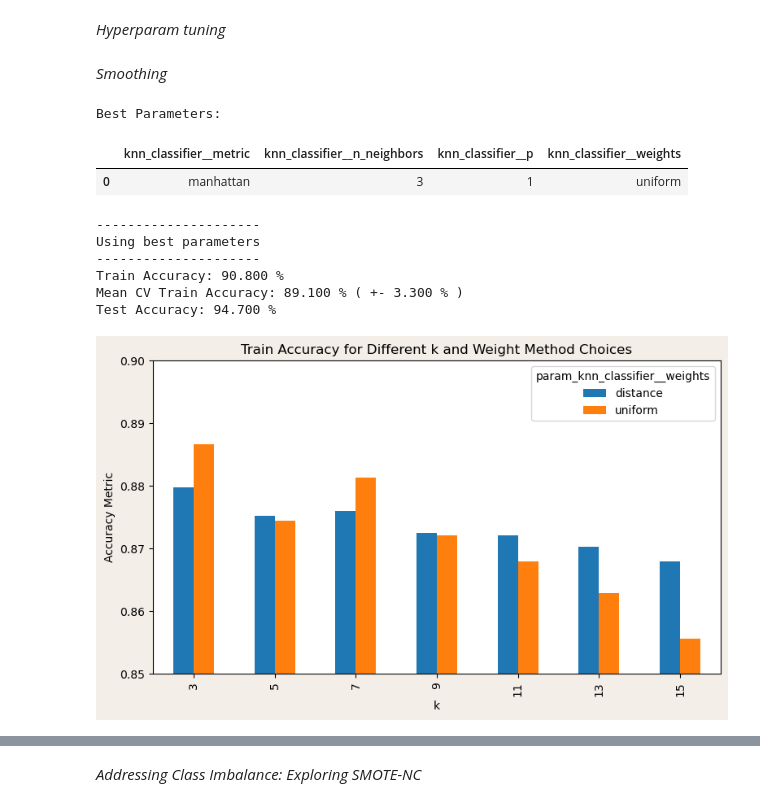
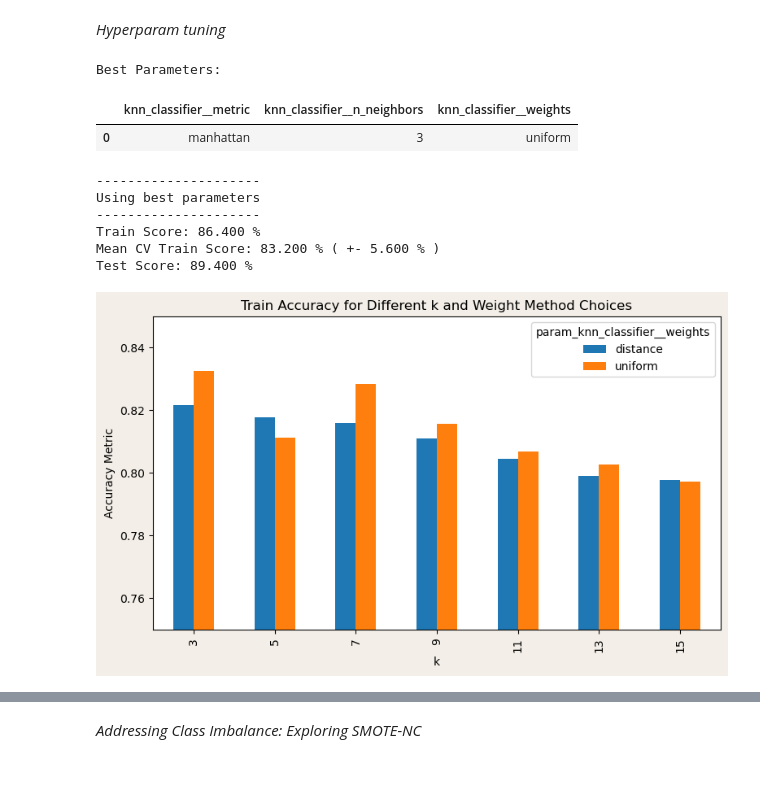
Before and after one commit to carstenegelund/sleep-disorder-classifier, a Jupyter notebook: python_files/model_knn_classification.ipynb, the cells around one changed output, grey strips where cells are left out. Cells and saved outputs as stored; diff of their text form; code cells hidden in the pictures; blank space fills up the shorter version.

```diff
--- a/python_files/model_knn_classification.ipynb
+++ b/python_files/model_knn_classification.ipynb
@@ -102,8 +102,12 @@ pipeline_knn = settings.create_pipeline(["preprocess", column_trans], ["knn_clas
 # create cross validation object for cross_val_score
 cv_knn = RepeatedStratifiedKFold(n_splits=5, n_repeats=5, random_state=42)
 
+# define custom scorer for this work: positive label (class 1 and 2) F1 score
+base_scorer = settings.CustomPositiveF1Scorer().scorer_function
+custom_scorer = settings.CustomPositiveF1Scorer().custom_scorer
+
 # run training cross validation on pipeline
-cv_scores = cross_val_score(pipeline_knn, X_train, y_train, scoring='accuracy', cv=cv_knn)
+cv_scores = cross_val_score(pipeline_knn, X_train, y_train, scoring=custom_scorer, cv=cv_knn)
 
-settings.cross_val_summary(pipeline_knn, cv_scores, X_train, y_train, X_test, y_test)
+settings.cross_val_summary(pipeline_knn, cv_scores, X_train, y_train, X_test, y_test, scorer=base_scorer)
 # %% [output]
@@ -135,49 +154,47 @@ Average test score across seeds: 89.100 %
 settings.save_pipeline("best_knn_classification_pipeline.pkl", pipeline_knn)
 # %% [markdown]
 *Hyperparam tuning*
-# %% [markdown]
-*Smoothing*
 # %%
 # Define the parameter grid
 param_grid_knn = {
-    'knn_classifier__n_neighbors': [3, 5, 7, 9, 11, 13, 15],     # List of values for n_neighbors
-    'knn_classifier__weights': ['uniform', 'distance'],  # List of values for weights
-    'knn_classifier__p': [1, 2],                  # List of values for p
-    'knn_classifier__metric': ['euclidean', 'manhattan']  # List of values for metric
+    'knn_classifier__n_neighbors': [3, 5, 7, 9, 11, 13, 15],
+    'knn_classifier__weights': ['uniform', 'distance'],
+    'knn_classifier__metric': ['euclidean', 'manhattan']
 }
 
 # Create and fit GridSearchCV object on train data
-grid_search_knn = GridSearchCV(pipeline_knn, param_grid=param_grid_knn, scoring='accuracy', cv=cv_knn, n_jobs=-1)
+grid_search_knn = GridSearchCV(pipeline_knn, param_grid=param_grid_knn, scoring=custom_scorer, cv=cv_knn, n_jobs=-1)
 grid_search_knn.fit(X_train, y_train)
 
-settings.hyperparam_tune_summary(grid_search_knn, X_train, y_train, X_test, y_test)
+settings.hyperparam_tune_summary(grid_search_knn, X_train, y_train, X_test, y_test, scorer=base_scorer)
 # %% [output]
 Best Parameters:
-|  | knn_classifier__metric | knn_classifier__n_neighbors | knn_classifier__p | knn_classifier__weights |
-| 0 | manhattan | 3 | 1 | uniform |
+|  | knn_classifier__metric | knn_classifier__n_neighbors | knn_classifier__weights |
+| 0 | manhattan | 3 | uniform |
 ---------------------
 Using best parameters
 ---------------------
-Train Accuracy: 90.800 %
-Mean CV Train Accuracy: 89.100 % ( +- 3.300 % )
-Test Accuracy: 94.700 %
+Train Score: 86.400 %
+Mean CV Train Score: 83.200 % ( +- 5.600 % )
+Test Score: 89.400 %
 # %%
 # Access the grid search results
 results = grid_search_knn.cv_results_
 
 # Extract k values, weights values and accuracy scores
-grouped = pd.DataFrame(results)
-grouped = grouped.groupby(["param_knn_classifier__n_neighbors", "param_knn_classifier__weights"])["mean_test_score"].mean().unstack()
+df = pd.DataFrame(results)
+df = df[df["param_knn_classifier__metric"] == "manhattan"]
+grouped = df.groupby(["param_knn_classifier__n_neighbors", "param_knn_classifier__weights"])["mean_test_score"].mean().unstack()
 
 # Plot the grouped bar chart
 fig, ax = plt.subplots(figsize=(6, 4), gridspec_kw={'hspace': 0.8}, facecolor="#F3EEE7")
 grouped.plot(kind='bar', figsize=(9, 5), ax=ax)
 
 # Add plot details
-ax.set_ylim(0.85, 0.9)
+ax.set_ylim(0.75, 0.85)
 ax.set_xlabel('k')
 ax.set_ylabel('Accuracy Metric')
 ax.set_title('Train Accuracy for Different k and Weight Method Choices')
 plt.show()
 # %% [output]
-[figure, old version]
+[figure, new version]
```
Also changed, not shown: parts of 23 cells of this notebook, 1 other file.
